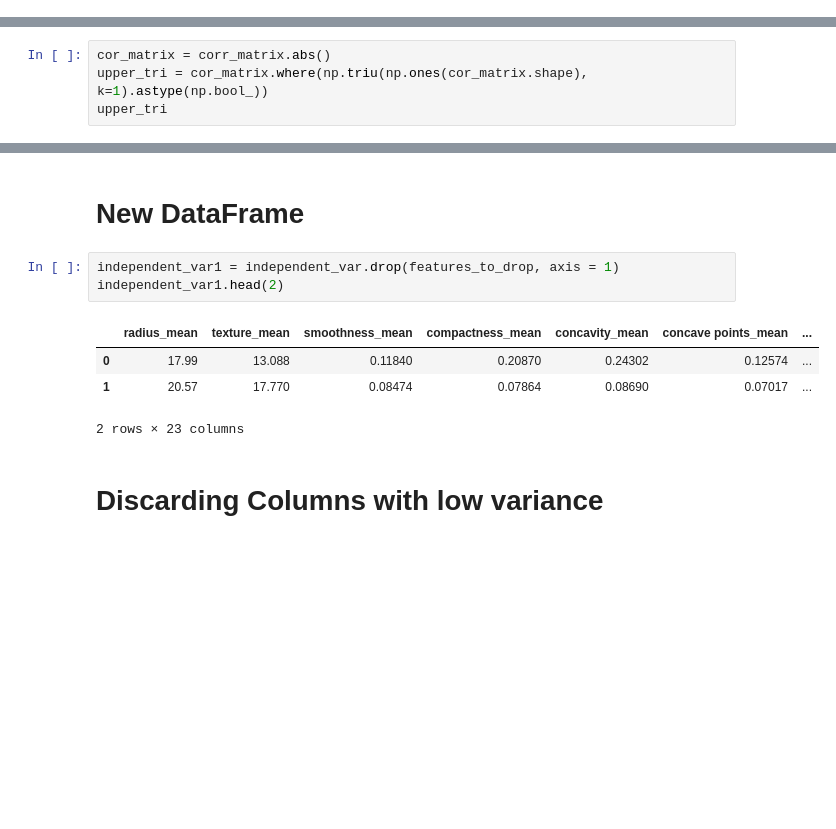
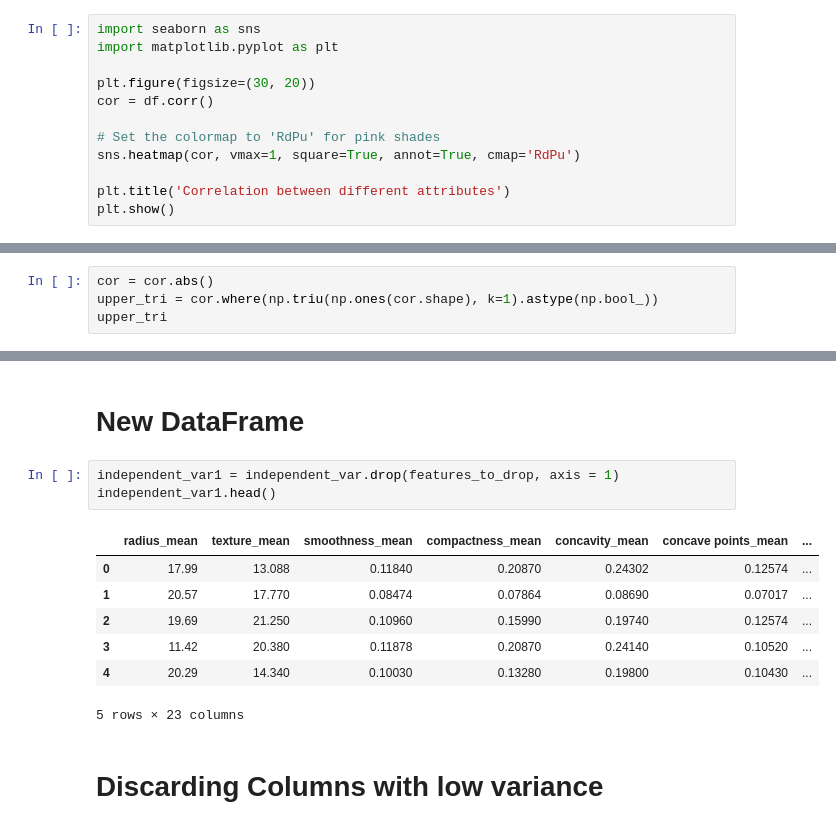
Before and after one commit to Jum-eng/DCIT-311-MACHINE-LEARNING-PROJECT, a Jupyter notebook: Code.ipynb, the cells around one changed output, grey strips where cells are left out. Saved outputs shown, nothing was run; the diff lists cells and outputs as text; blank space fills up the shorter version.

```diff
--- a/Code.ipynb
+++ b/Code.ipynb
@@ -369,0 +368,12 @@ Text(0.5, 1.0, 'Triangle Correlation Heatmap')
+# %%
+import seaborn as sns
+import matplotlib.pyplot as plt
+
+plt.figure(figsize=(30, 20))
+cor = df.corr()
+
+# Set the colormap to 'RdPu' for pink shades
+sns.heatmap(cor, vmax=1, square=True, annot=True, cmap='RdPu')
+
+plt.title('Correlation between different attributes')
+plt.show()
@@ -381,8 +400,8 @@ Text(0.5, 1.0, 'Triangle Correlation Heatmap')
 # %% [markdown]
 # **Creating the Correlation matrix and Selecting the Upper triangular matrix**
 # %%
-cor_matrix = corr_matrix.abs()
-upper_tri = cor_matrix.where(np.triu(np.ones(cor_matrix.shape), k=1).astype(np.bool_))
+cor = cor.abs()
+upper_tri = cor.where(np.triu(np.ones(cor.shape), k=1).astype(np.bool_))
 upper_tri
 # %% [output]
 |  | radius_mean | texture_mean | perimeter_mean | area_mean | smoothness_mean | compactness_mean | ... |
@@ -415,12 +434,15 @@ print(features_to_drop)
 # **New DataFrame**
 # %%
 independent_var1 = independent_var.drop(features_to_drop, axis = 1)
-independent_var1.head(2)
+independent_var1.head()
 # %% [output]
 |  | radius_mean | texture_mean | smoothness_mean | compactness_mean | concavity_mean | concave points_mean | ... |
 | 0 | 17.99 | 13.088 | 0.11840 | 0.20870 | 0.24302 | 0.12574 | ... |
 | 1 | 20.57 | 17.770 | 0.08474 | 0.07864 | 0.08690 | 0.07017 | ... |
+| 2 | 19.69 | 21.250 | 0.10960 | 0.15990 | 0.19740 | 0.12574 | ... |
+| 3 | 11.42 | 20.380 | 0.11878 | 0.20870 | 0.24140 | 0.10520 | ... |
+| 4 | 20.29 | 14.340 | 0.10030 | 0.13280 | 0.19800 | 0.10430 | ... |
-2 rows × 23 columns
+5 rows × 23 columns
 # %% [markdown]
 # **Discarding Columns with low variance**
 # %%
```
Also changed, not shown: parts of 14 cells of this notebook.
